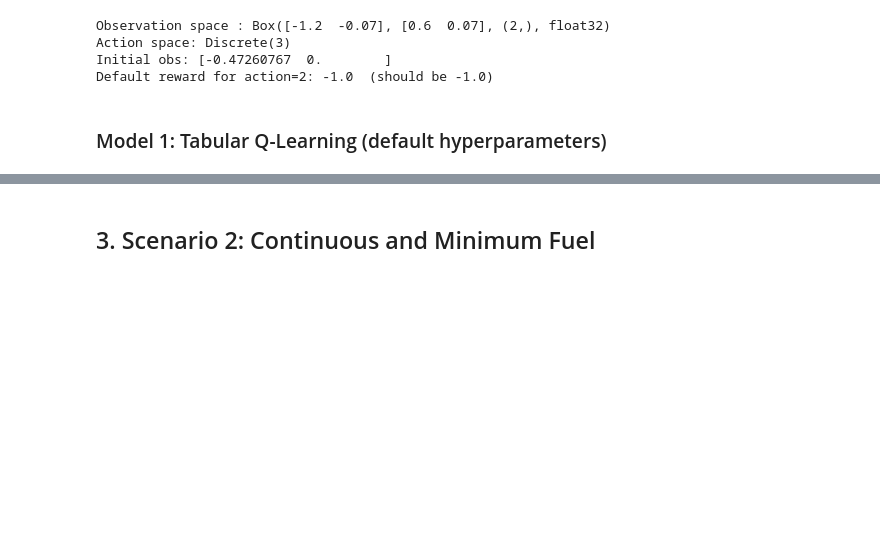
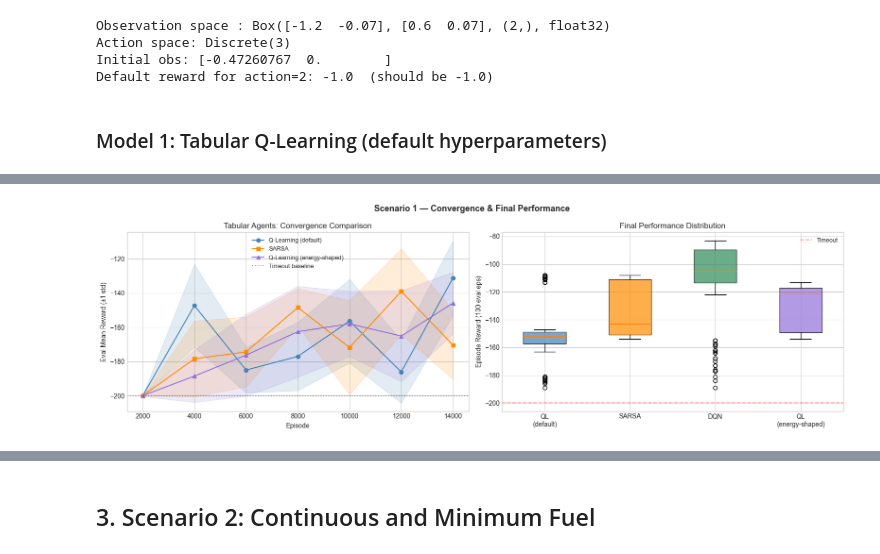
Before and after one commit to catebros/RL-Group, a Jupyter notebook: RLI_22_A0_MountainCar.ipynb, the cells around one changed output, grey strips where cells are left out. Drawn from its saved outputs; the diff is of its cells as text; code cells hidden in the pictures; blank space fills up the shorter version.

```diff
--- a/RLI_22_A0_MountainCar.ipynb
+++ b/RLI_22_A0_MountainCar.ipynb
@@ -175,0 +485,40 @@ QL default — mean=-145.32 +/- 26.45 | success=100.0%
+# %%
+
+# Convergence comparison (tabular) + final performance boxplot
+fig, axes = plt.subplots(1, 2, figsize=(16, 5))
+
+ax = axes[0]
+for results, label, color, marker in [
+    (s1_ql_results, 'Q-Learning (default)', 'steelblue', 'o'),
+    (s1_sarsa_results, 'SARSA', 'darkorange', 's'),
+    (s1_ql_shaped_results, 'Q-Learning (energy-shaped)', 'mediumpurple', '^'),
+]:
+    eps = results['eval_episodes']
+    means = np.array(results['eval_means'])
+    stds = np.array(results['eval_stds'])
+    ax.plot(eps, means, f'{marker}-', color=color, label=label, linewidth=1.5)
+    ax.fill_between(eps, means - stds, means + stds, alpha=0.15, color=color)
+ax.axhline(-200, color='black', linestyle=':', alpha=0.4, label='Timeout baseline')
+ax.set_xlabel('Episode')
+ax.set_ylabel('Eval Mean Reward (±1 std)')
+ax.set_title('Tabular Agents: Convergence Comparison')
+ax.legend(fontsize=9)
+
+ax2 = axes[1]
+data = [s1_ql_final, s1_sarsa_final, s1_dqn_final, s1_ql_shaped_final]
+xlabels = ['QL\n(default)', 'SARSA', 'DQN', 'QL\n(energy-shaped)']
+colors = ['steelblue', 'darkorange', 'seagreen', 'mediumpurple']
+bp = ax2.boxplot(data, labels=xlabels, patch_artist=True, widths=0.5)
+for patch, color in zip(bp['boxes'], colors):
+    patch.set_facecolor(color)
+    patch.set_alpha(0.7)
+ax2.axhline(-200, color='red', linestyle='--', alpha=0.4, label='Timeout')
+ax2.set_ylabel('Episode Reward (100 eval eps)')
+ax2.set_title('Final Performance Distribution')
+ax2.legend(fontsize=9)
+
+plt.suptitle('Scenario 1 — Convergence & Final Performance', fontsize=13, fontweight='bold')
+plt.tight_layout()
+plt.show()
+# %% [output]
+[figure, added]
```
Also changed, not shown: parts of 34 cells of this notebook, 36 other files.
